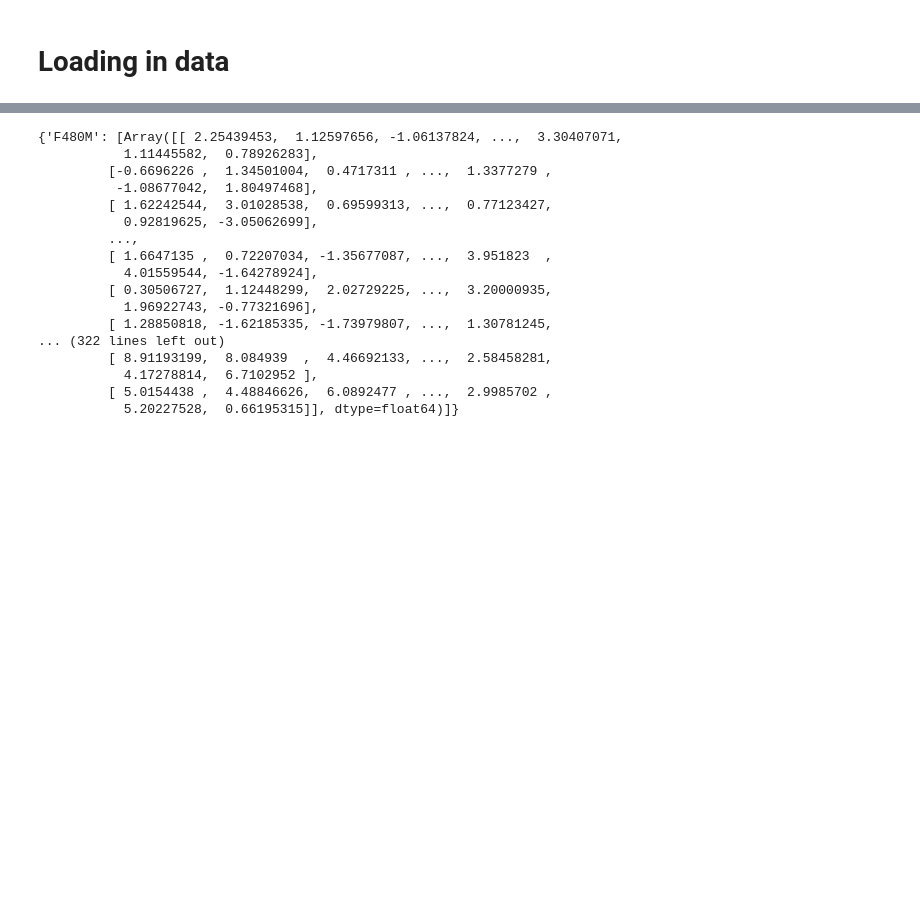
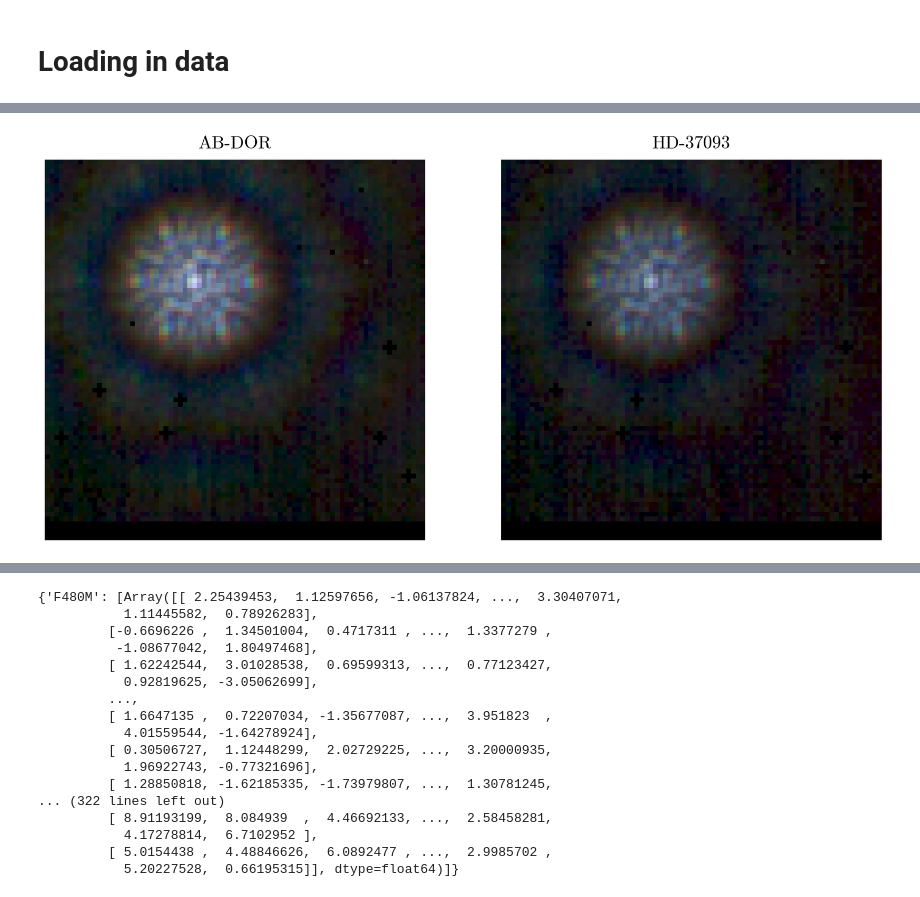
Before and after one commit to maxecharles/dorito_notebooks, a Jupyter notebook: chromatic_psf.ipynb, the cells around one changed output, grey strips where cells are left out. Saved outputs shown, nothing was run; the diff lists cells and outputs as text; code cells hidden in the pictures; blank space fills up the shorter version.

```diff
--- a/chromatic_psf.ipynb
+++ b/chromatic_psf.ipynb
@@ -45,28 +45,19 @@ from socket import gethostname
 
 if gethostname() == "glinton":
     cache = "/media/morgana1/snert/max/data/amigo_files/"
-    data_path = "/media/morgana1/snert/max/data/JWST/AB-DOR/calslope/"
-    uncal_path = "/media/morgana1/snert/max/data/JWST/AB-DOR/uncal/"
+    data_path = "/media/morgana1/snert/max/data/JWST/"
+    uncal_path = "/media/morgana1/snert/max/data/JWST/"
 else:
     cache = "/Volumes/morgana1/snert/max/data/amigo_files/"
-    data_path = "/Users/mcha5804/JWST/AB-DOR/calslope/"
-    uncal_path = "/Users/mcha5804/JWST/AB-DOR/uncal/"
-fisher_cache = os.path.join(cache, "fishers/")
-model_cache = os.path.join(cache, "models/")
-teff_cache = os.path.join(cache, "Teffs/")
-init_state_cache = os.path.join(cache, "init_states/AB-DOR/")
-output_path = os.path.join(cache, "outputs/AB-DOR/")
-
-state = np.load(
-    os.path.join(model_cache, "conv_up_model.npy"), allow_pickle=True
-).item()
+    data_path = "/Users/mcha5804/JWST/"
+    uncal_path = "/Users/mcha5804/JWST/"
 
 EXP_TYPE = "NIS_AMI"
 FILTERS = [
     "F480M",
     "F430M",
     "F380M",
-    "F277W",
+    # "F277W",
 ]
 
 # Bind file path, type and exposure type
@@ -124,0 +150,24 @@ for file in files:
+# %%
+abdor, abdorcal = get_rgb("AB-DOR", "HD-37093")
+
+# for filt, ch in abdor.items():
+#     # print(ch[0].header)
+
+
+abdor_rgb = normalise_rgb(abdor, p=0.3)
+abdorcal_rgb = normalise_rgb(abdorcal, p=0.3)
+
+
+fig, ax = plt.subplots(1, 2, figsize=(8, 4), dpi=300)
+
+ax[0].imshow(abdor_rgb, origin="lower")
+ax[0].set(title="AB-DOR")
+ax[0].axis("off")
+
+ax[1].imshow(abdorcal_rgb, origin="lower")
+ax[1].set(title="HD-37093")
+ax[1].axis("off")
+
+plt.show()
+# %% [output]
+[figure, added]
```
Also changed, not shown: parts of 12 cells of this notebook, 1 other file.
